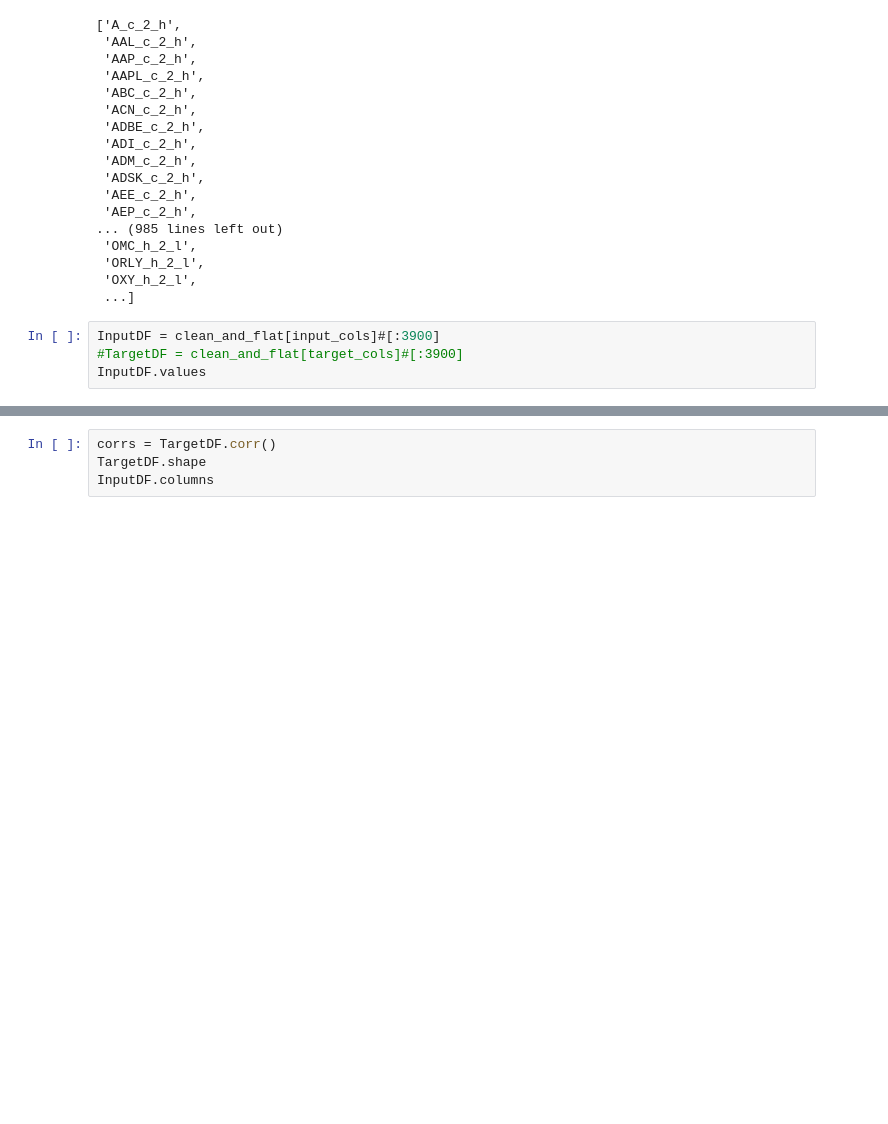
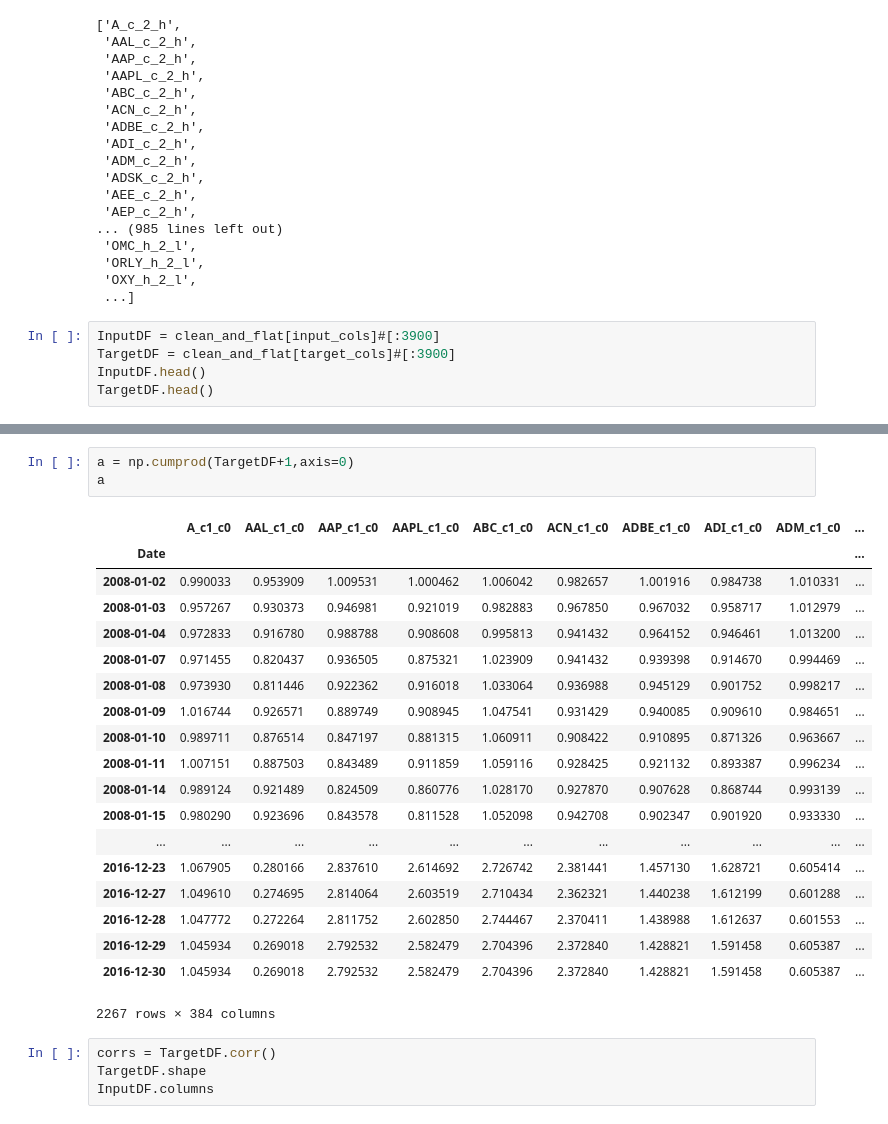
Before and after one commit to jehung/universal_portfolio, a Jupyter notebook: universal_portfolio/MarketVectors/NN_portfolio.ipynb, the cells around one changed output, grey strips where cells are left out. Drawn from its saved outputs; the diff is of its cells as text; blank space fills up the shorter version.

```diff
--- a/universal_portfolio/MarketVectors/NN_portfolio.ipynb
+++ b/universal_portfolio/MarketVectors/NN_portfolio.ipynb
@@ -246,6 +244,7 @@ input_cols
  ...]
 # %%
 InputDF = clean_and_flat[input_cols]#[:3900]
-#TargetDF = clean_and_flat[target_cols]#[:3900]
-InputDF.values
+TargetDF = clean_and_flat[target_cols]#[:3900]
+InputDF.head()
+TargetDF.head()
 # %% [output]
@@ -265,3 +259,26 @@ array([[-0.15515233, -1.89592311, -0.23830712, ..., -0.75343193,
+# %%
+a = np.cumprod(TargetDF+1,axis=0)
+a
+# %% [output]
+|  | A_c1_c0 | AAL_c1_c0 | AAP_c1_c0 | AAPL_c1_c0 | ABC_c1_c0 | ACN_c1_c0 | ADBE_c1_c0 | ADI_c1_c0 | ADM_c1_c0 | ... |
+| Date |  |  |  |  |  |  |  |  |  | ... |
+| 2008-01-02 | 0.990033 | 0.953909 | 1.009531 | 1.000462 | 1.006042 | 0.982657 | 1.001916 | 0.984738 | 1.010331 | ... |
+| 2008-01-03 | 0.957267 | 0.930373 | 0.946981 | 0.921019 | 0.982883 | 0.967850 | 0.967032 | 0.958717 | 1.012979 | ... |
+| 2008-01-04 | 0.972833 | 0.916780 | 0.988788 | 0.908608 | 0.995813 | 0.941432 | 0.964152 | 0.946461 | 1.013200 | ... |
+| 2008-01-07 | 0.971455 | 0.820437 | 0.936505 | 0.875321 | 1.023909 | 0.941432 | 0.939398 | 0.914670 | 0.994469 | ... |
+| 2008-01-08 | 0.973930 | 0.811446 | 0.922362 | 0.916018 | 1.033064 | 0.936988 | 0.945129 | 0.901752 | 0.998217 | ... |
+| 2008-01-09 | 1.016744 | 0.926571 | 0.889749 | 0.908945 | 1.047541 | 0.931429 | 0.940085 | 0.909610 | 0.984651 | ... |
+| 2008-01-10 | 0.989711 | 0.876514 | 0.847197 | 0.881315 | 1.060911 | 0.908422 | 0.910895 | 0.871326 | 0.963667 | ... |
+| 2008-01-11 | 1.007151 | 0.887503 | 0.843489 | 0.911859 | 1.059116 | 0.928425 | 0.921132 | 0.893387 | 0.996234 | ... |
+| 2008-01-14 | 0.989124 | 0.921489 | 0.824509 | 0.860776 | 1.028170 | 0.927870 | 0.907628 | 0.868744 | 0.993139 | ... |
+| 2008-01-15 | 0.980290 | 0.923696 | 0.843578 | 0.811528 | 1.052098 | 0.942708 | 0.902347 | 0.901920 | 0.933330 | ... |
+| ... | ... | ... | ... | ... | ... | ... | ... | ... | ... | ... |
+| 2016-12-23 | 1.067905 | 0.280166 | 2.837610 | 2.614692 | 2.726742 | 2.381441 | 1.457130 | 1.628721 | 0.605414 | ... |
+| 2016-12-27 | 1.049610 | 0.274695 | 2.814064 | 2.603519 | 2.710434 | 2.362321 | 1.440238 | 1.612199 | 0.601288 | ... |
+| 2016-12-28 | 1.047772 | 0.272264 | 2.811752 | 2.602850 | 2.744467 | 2.370411 | 1.438988 | 1.612637 | 0.601553 | ... |
+| 2016-12-29 | 1.045934 | 0.269018 | 2.792532 | 2.582479 | 2.704396 | 2.372840 | 1.428821 | 1.591458 | 0.605387 | ... |
+| 2016-12-30 | 1.045934 | 0.269018 | 2.792532 | 2.582479 | 2.704396 | 2.372840 | 1.428821 | 1.591458 | 0.605387 | ... |
+2267 rows × 384 columns
 # %%
 corrs = TargetDF.corr()
 TargetDF.shape
```
Also changed, not shown: parts of 13 cells of this notebook.
